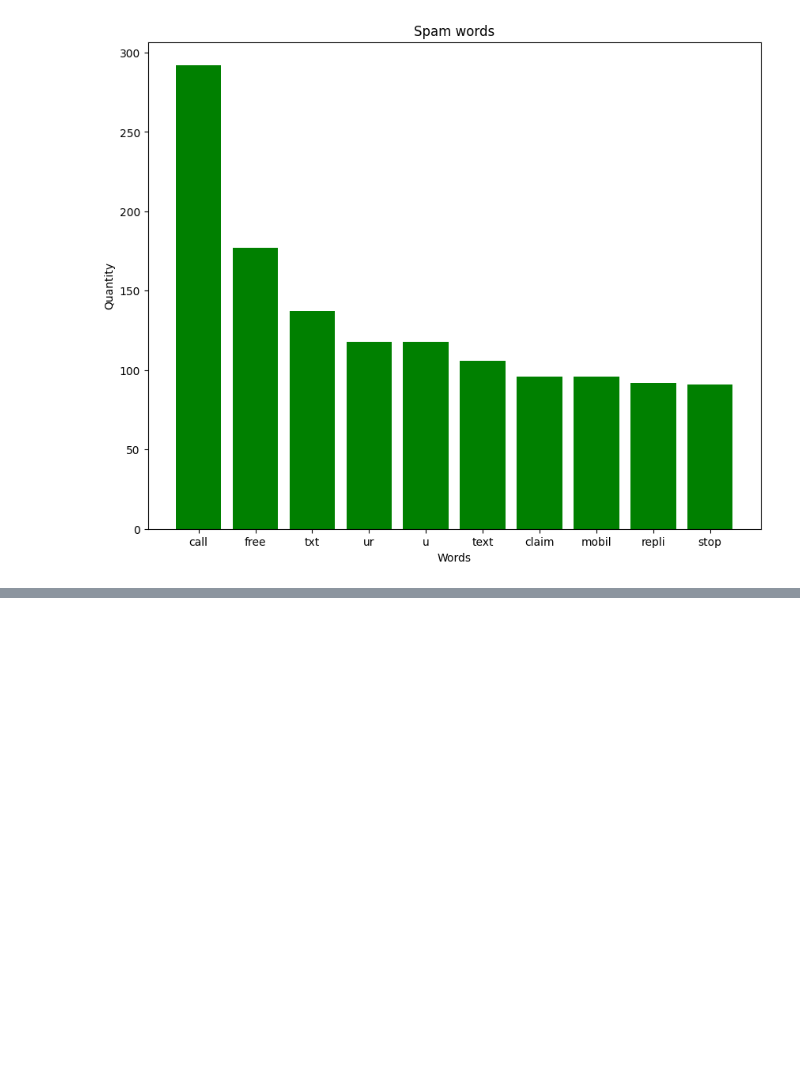
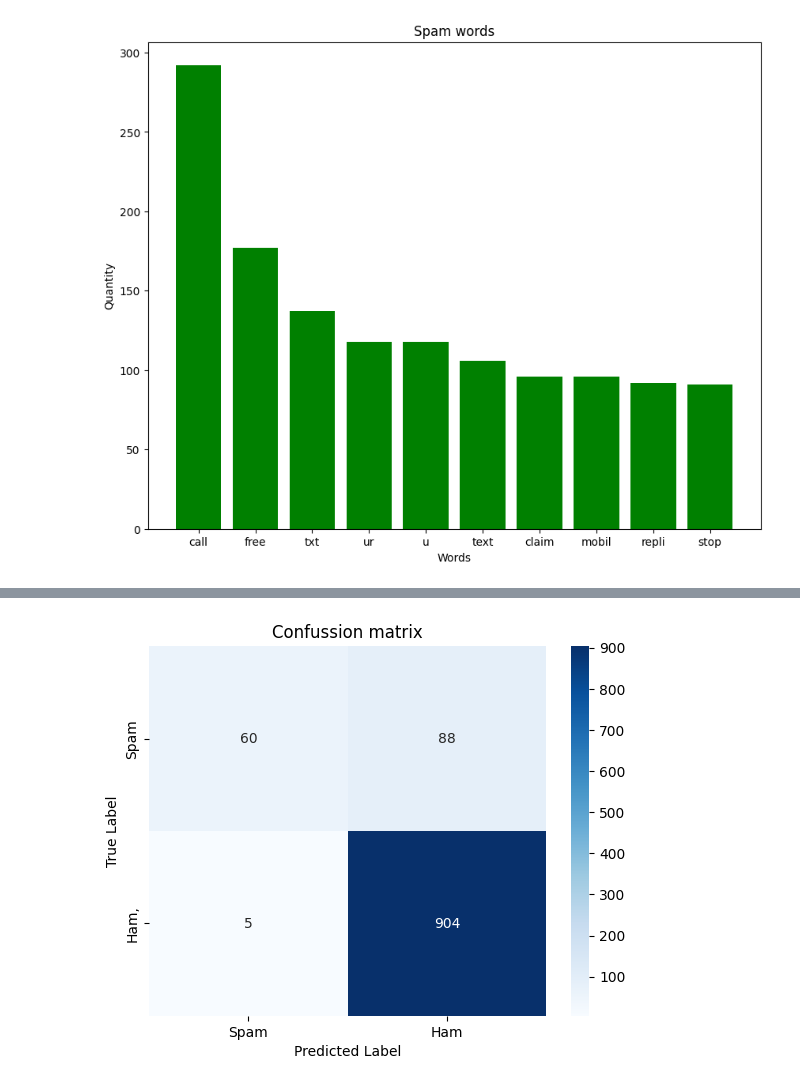
Before and after one commit to JDgomez2002/proj2_AI, a Jupyter notebook: proj2.ipynb, the cells around one changed output, grey strips where cells are left out. Cells and saved outputs as stored; diff of their text form; code cells hidden in the pictures; blank space fills up the shorter version.

Commit message:
feat: prediction model

```diff
--- a/proj2.ipynb
+++ b/proj2.ipynb
@@ -196,0 +244,3 @@ plt.show()
+# %%
+def wordsFilter(text):
+  return [word for word in text if word in spams and word in hams]
@@ -196,0 +277,22 @@ plt.show()
+# %%
+def prediction(category,text):
+  result = dict()
+  result["Category"] = category
+  result["Text"] = text
+  test_text = processor([text])[0]
+  result = predictor(test_text,result)
+
+  return result
+# %%
+test_values = []
+pred_values = []
+
+for _, row in test.iterrows():
+
+  result = prediction(row['v1'],row['v2'])
+
+  if "Prediction" in result:
+    test_values.append(result["Category"])
+    pred_values.append(result["Prediction"])
+
+  print(result)
@@ -196,0 +317,16 @@ plt.show()
+# %%
+confMatrix = confusion_matrix(test_values, pred_values,labels=["spam","ham"])
+sb.heatmap(
+  confMatrix,
+  annot=True,
+  cmap="Blues",
+  fmt="d",
+  xticklabels=['Spam', 'Ham',],
+  yticklabels=['Spam', 'Ham,']
+)
+plt.title('Confussion matrix')
+plt.xlabel('Predicted Label')
+plt.ylabel('True Label')
+plt.show()
+# %% [output]
+[figure, added]
```
Also changed, not shown: parts of 14 cells of this notebook.
